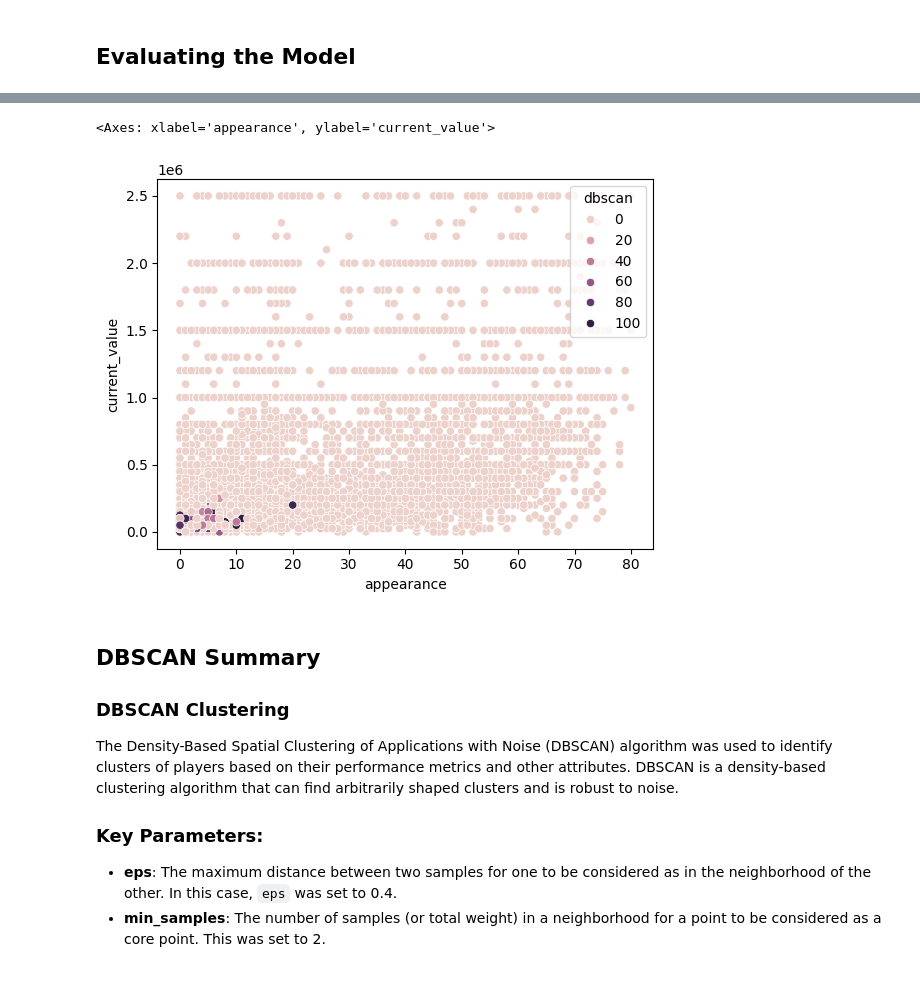
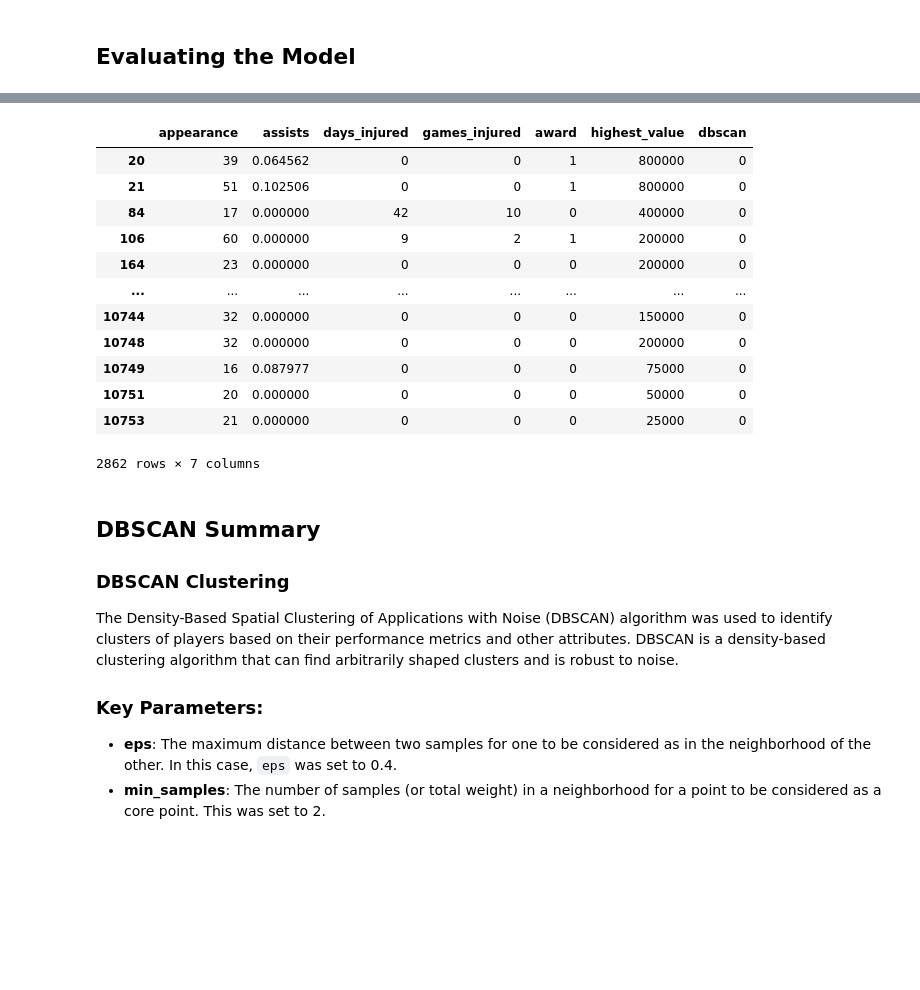
Before and after one commit to fileoy/Usecase-7, a Jupyter notebook: model_examples.ipynb, the cells around one changed output, grey strips where cells are left out. Drawn from its saved outputs; the diff is of its cells as text; code cells hidden in the pictures; blank space fills up the shorter version.

```diff
--- a/model_examples.ipynb
+++ b/model_examples.ipynb
@@ -2103,8 +2096,19 @@ sns.scatterplot(data = X , x = 'current_value', y = 'goals', hue = 'dbscan')
-# %%
-sns.scatterplot(data = X , x = 'appearance', y = 'current_value', hue = 'dbscan')
-# %% [output]
-<Axes: xlabel='appearance', ylabel='current_value'>
-[figure, removed]
+# %%
+X[X['dbscan'] == 0]
+# %% [output]
+|  | appearance | assists | days_injured | games_injured | award | highest_value | dbscan |
+| 20 | 39 | 0.064562 | 0 | 0 | 1 | 800000 | 0 |
+| 21 | 51 | 0.102506 | 0 | 0 | 1 | 800000 | 0 |
+| 84 | 17 | 0.000000 | 42 | 10 | 0 | 400000 | 0 |
+| 106 | 60 | 0.000000 | 9 | 2 | 1 | 200000 | 0 |
+| 164 | 23 | 0.000000 | 0 | 0 | 0 | 200000 | 0 |
+| ... | ... | ... | ... | ... | ... | ... | ... |
+| 10744 | 32 | 0.000000 | 0 | 0 | 0 | 150000 | 0 |
+| 10748 | 32 | 0.000000 | 0 | 0 | 0 | 200000 | 0 |
+| 10749 | 16 | 0.087977 | 0 | 0 | 0 | 75000 | 0 |
+| 10751 | 20 | 0.000000 | 0 | 0 | 0 | 50000 | 0 |
+| 10753 | 21 | 0.000000 | 0 | 0 | 0 | 25000 | 0 |
+2862 rows × 7 columns
 # %% [markdown]
 ## DBSCAN Summary
 
```
Also changed, not shown: parts of 25 cells of this notebook, 4 other files.
